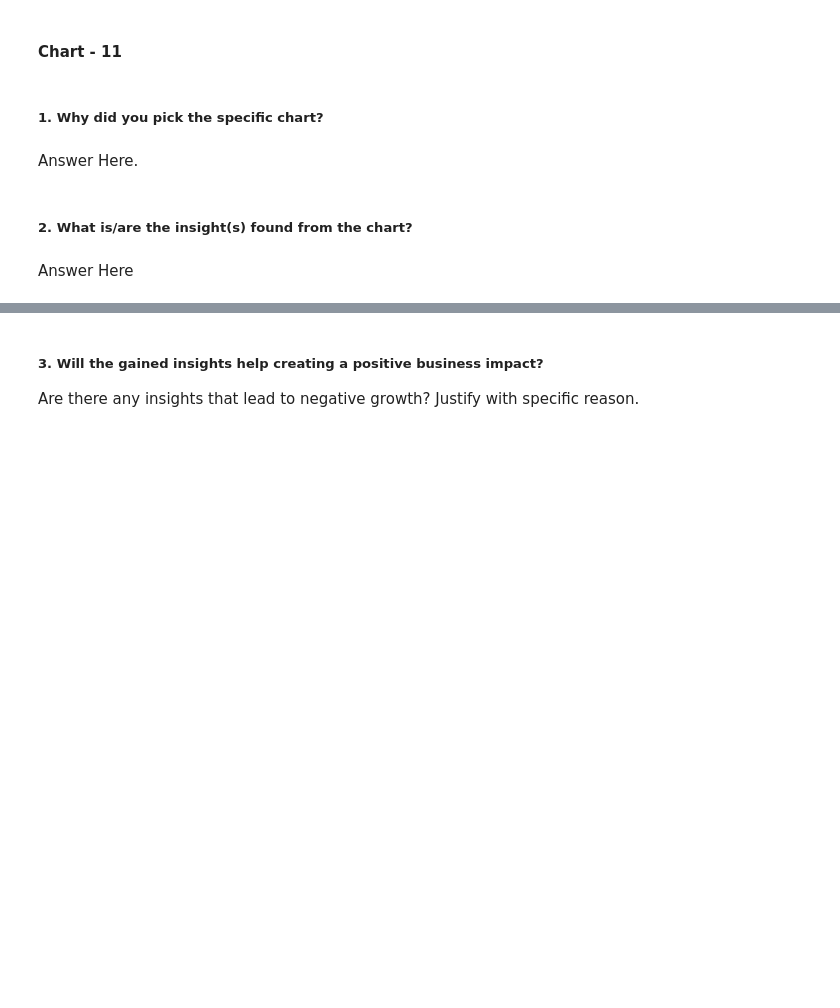
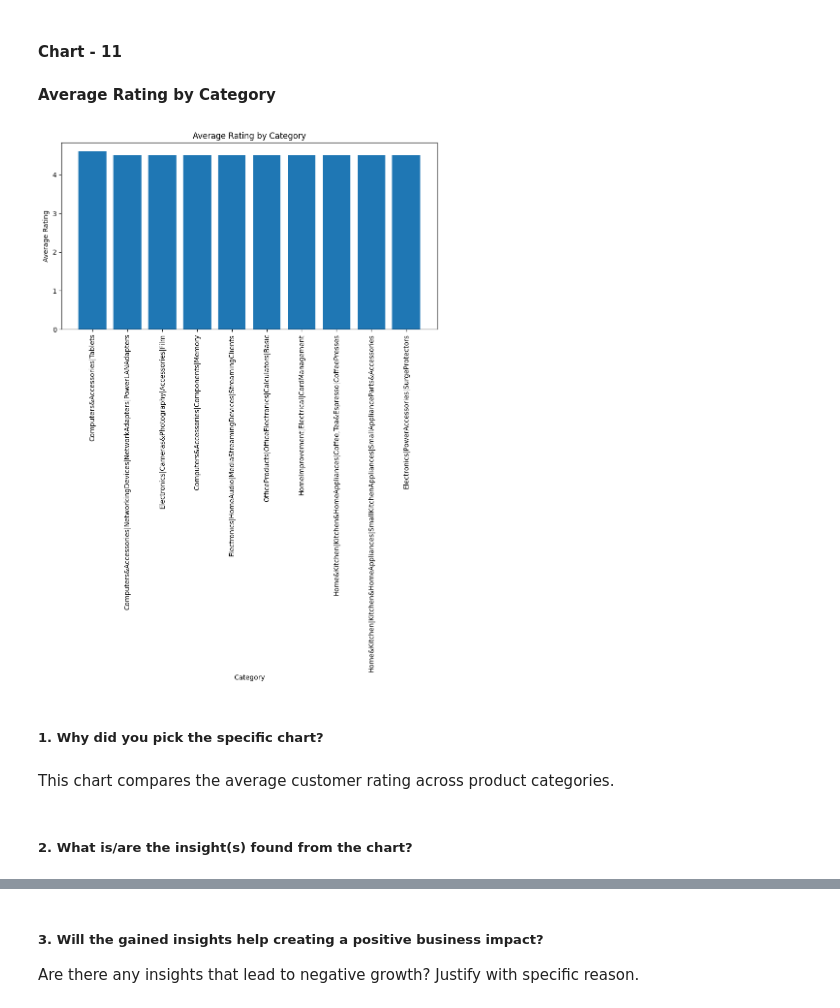
Before and after one commit to gunchugh/Amazon-Sales-Analysis, a Jupyter notebook: Another_copy_of_Sample_EDA_Submission_Template.ipynb, the cells around one changed output, grey strips where cells are left out. Saved outputs shown, nothing was run; the diff lists cells and outputs as text; code cells hidden in the pictures; blank space fills up the shorter version.

```diff
--- a/Another_copy_of_Sample_EDA_Submission_Template.ipynb
+++ b/Another_copy_of_Sample_EDA_Submission_Template.ipynb
@@ -756,11 +756,26 @@ Products with very few reviews may receive less visibility and lower sales.
 #### Chart - 11
 # %%
 # Chart - 11 visualization code
+# %% [markdown]
+
+**Average Rating by Category**
+# %%
+# Calculate average rating for each category
+avg_rating = df.groupby("category")["rating"].mean().sort_values(ascending=False).head(10)
+plt.figure(figsize=(10,5))
+
+# Create bar graph
+plt.bar(avg_rating.index, avg_rating.values)
+plt.title("Average Rating by Category")
+plt.xlabel("Category")
+plt.ylabel("Average Rating")
+plt.xticks(rotation=90)
+plt.show()
+# %% [output]
+[figure, added]
 # %% [markdown]
 ##### 1. Why did you pick the specific chart?
-# %% [markdown]
-Answer Here.
+# %% [markdown]
+This chart compares the average customer rating across product categories.
 # %% [markdown]
 ##### 2. What is/are the insight(s) found from the chart?
-# %% [markdown]
-Answer Here
```
Also changed, not shown: parts of 30 cells of this notebook.
